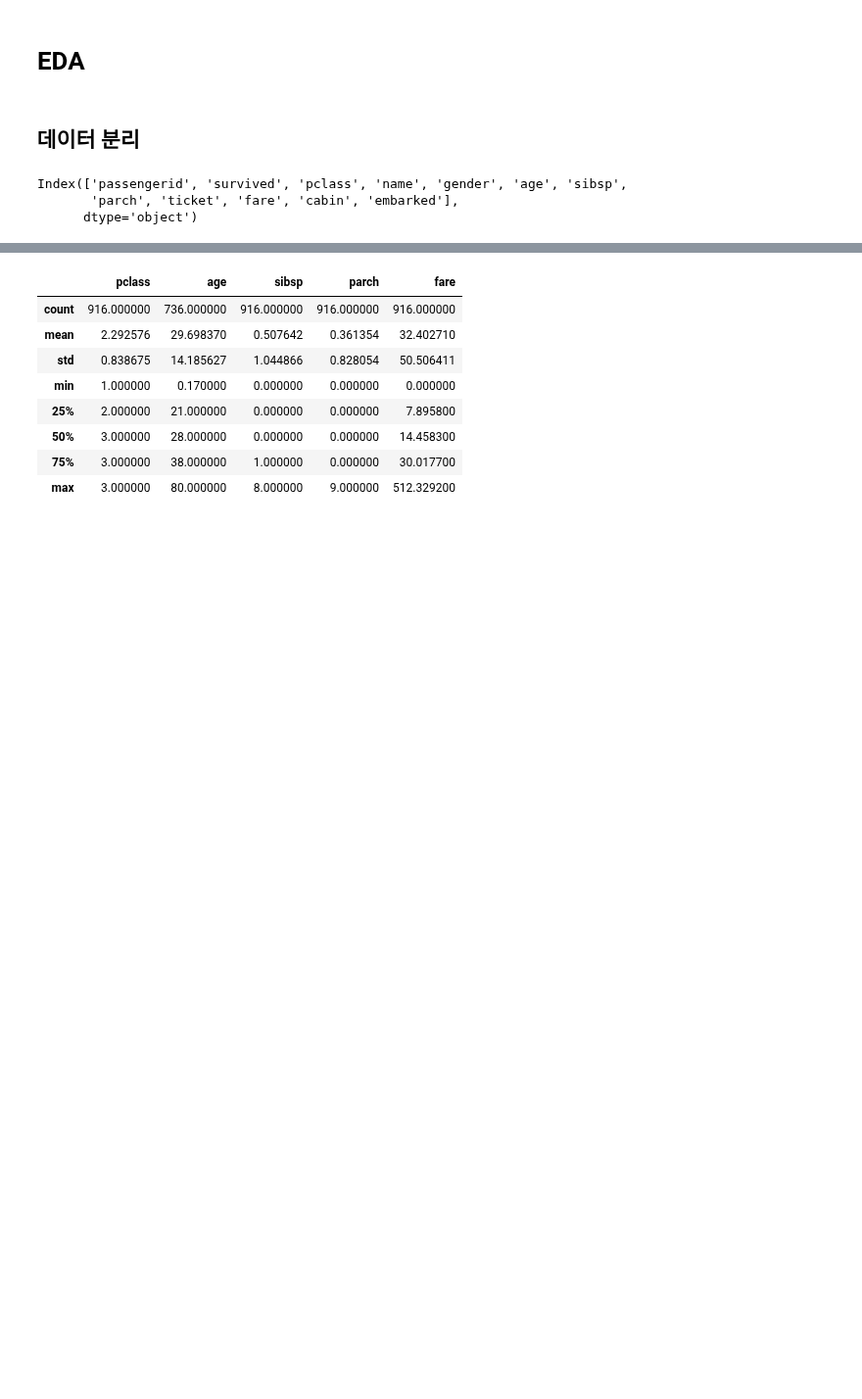
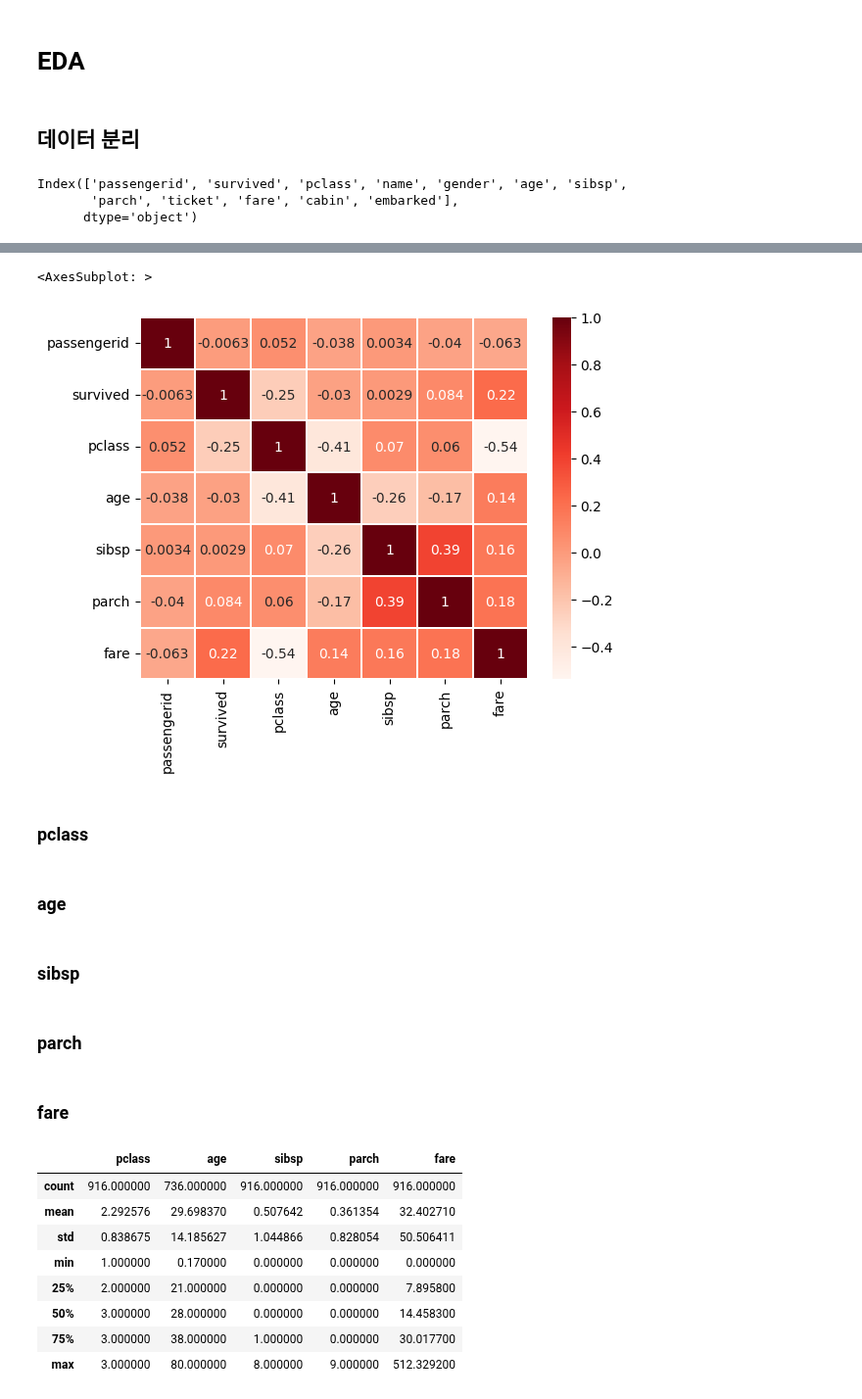
Before and after one commit to moneyless1989/data_engineering, a Jupyter notebook: practices/kaggle/encore_titanic_v1.ipynb, the cells around one changed output, grey strips where cells are left out. Shown at 98% size. Drawn from its saved outputs; the diff is of its cells as text; code cells hidden in the pictures; blank space fills up the shorter version.

```diff
--- a/practices/kaggle/encore_titanic_v1.ipynb
+++ b/practices/kaggle/encore_titanic_v1.ipynb
@@ -72,0 +105,3 @@ Index(['passengerid', 'survived', 'pclass', 'name', 'gender', 'age', 'sibsp',
+# %%
+train_number = train.select_dtypes(np.number)
+train_number.info()
@@ -73,3 +152,18 @@ Index(['passengerid', 'survived', 'pclass', 'name', 'gender', 'age', 'sibsp',
+# %%
+sns.heatmap(train_number.corr(), annot=True, linewidths=0.2, cmap='Reds')
+# %% [output]
+<AxesSubplot: >
+[figure, added]
+# %% [markdown]
+### pclass
+# %% [markdown]
+### age
+# %% [markdown]
+### sibsp
+# %% [markdown]
+### parch
+# %% [markdown]
+### fare
 # %%
 cols = ["pclass", "age", "sibsp", "parch", "fare"]
 tr_num = train[cols]
```
Also changed, not shown: parts of 58 cells of this notebook, 5 other files.
